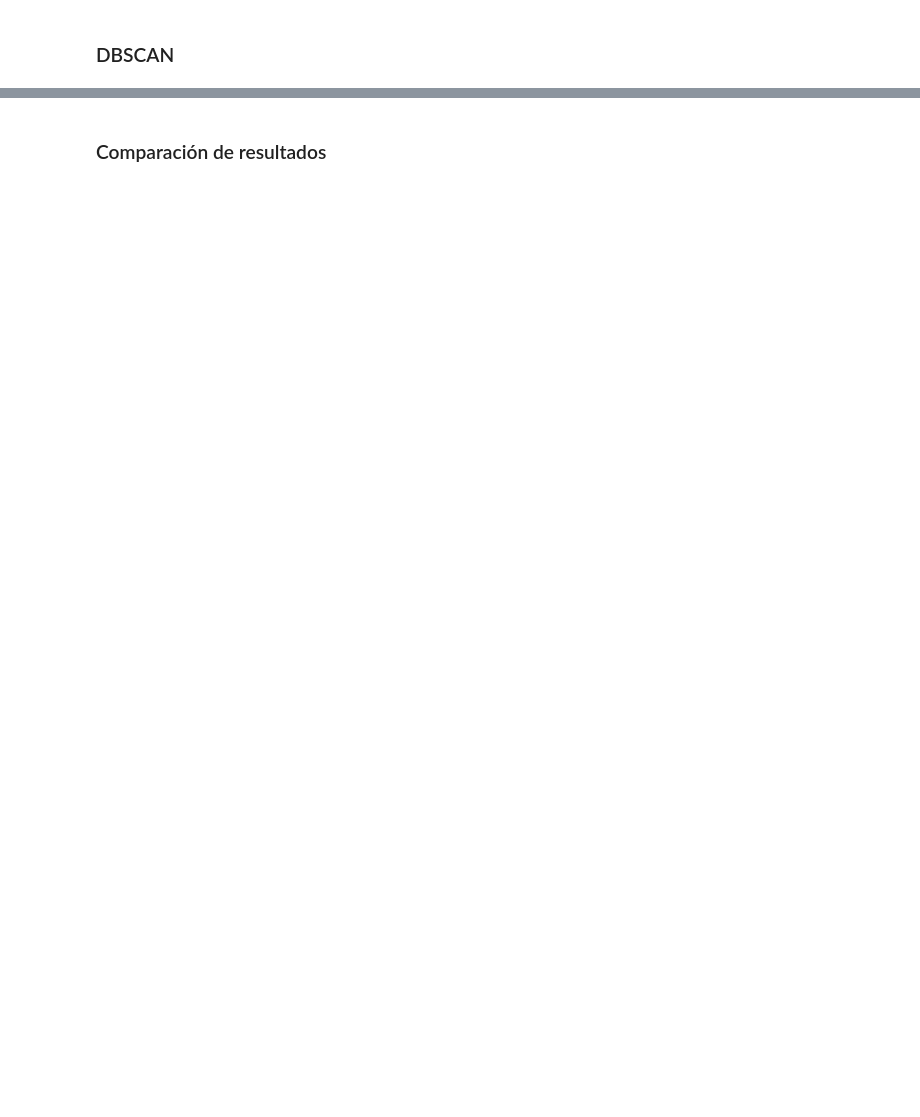
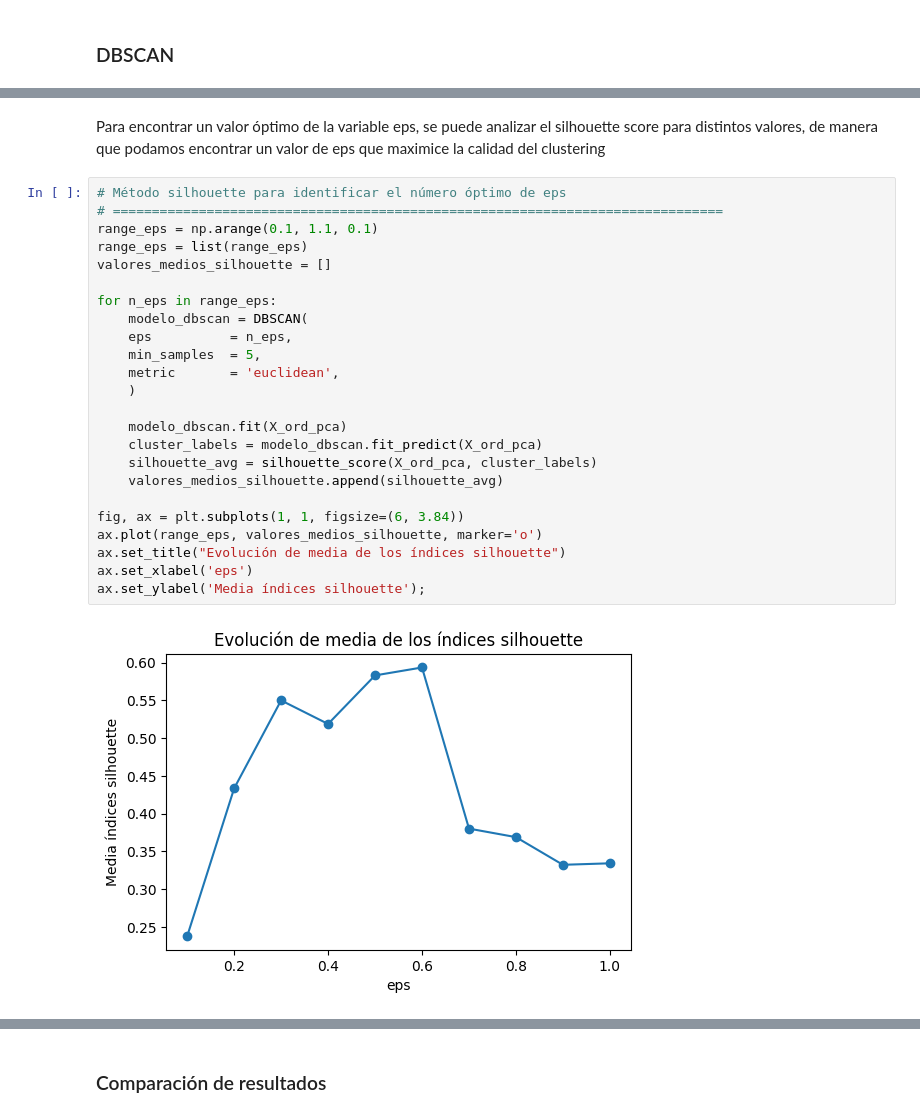
Before and after one commit to RodrigoMaroto/Practica2-ML, a Jupyter notebook: Practica2.ipynb, the cells around one changed output, grey strips where cells are left out. Cells and saved outputs as stored; diff of their text form; blank space fills up the shorter version.

```diff
--- a/Practica2.ipynb
+++ b/Practica2.ipynb
@@ -309,0 +311,28 @@ No artists with labels found to put in legend.  Note that artists whose label st
+# %% [markdown]
+Para encontrar un valor óptimo de la variable eps, se puede analizar el silhouette score para distintos valores, de manera que podamos encontrar un valor de eps que maximice la calidad del clustering
+# %%
+# Método silhouette para identificar el número óptimo de eps
+# ==============================================================================
+range_eps = np.arange(0.1, 1.1, 0.1)
+range_eps = list(range_eps)
+valores_medios_silhouette = []
+
+for n_eps in range_eps:
+    modelo_dbscan = DBSCAN(
+    eps          = n_eps,
+    min_samples  = 5,
+    metric       = 'euclidean',
+    )
+
+    modelo_dbscan.fit(X_ord_pca)
+    cluster_labels = modelo_dbscan.fit_predict(X_ord_pca)
+    silhouette_avg = silhouette_score(X_ord_pca, cluster_labels)
+    valores_medios_silhouette.append(silhouette_avg)
+
+fig, ax = plt.subplots(1, 1, figsize=(6, 3.84))
+ax.plot(range_eps, valores_medios_silhouette, marker='o')
+ax.set_title("Evolución de media de los índices silhouette")
+ax.set_xlabel('eps')
+ax.set_ylabel('Media índices silhouette');
+# %% [output]
+[figure, added]
```
Also changed, not shown: parts of 22 cells of this notebook.
